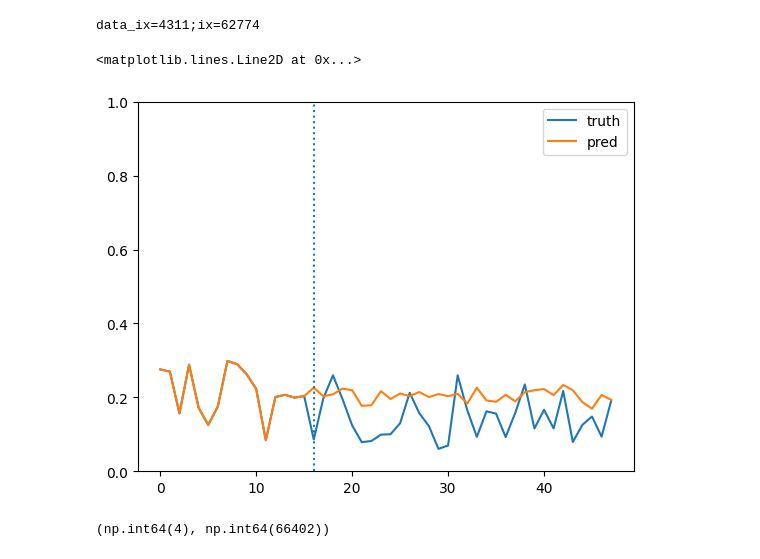
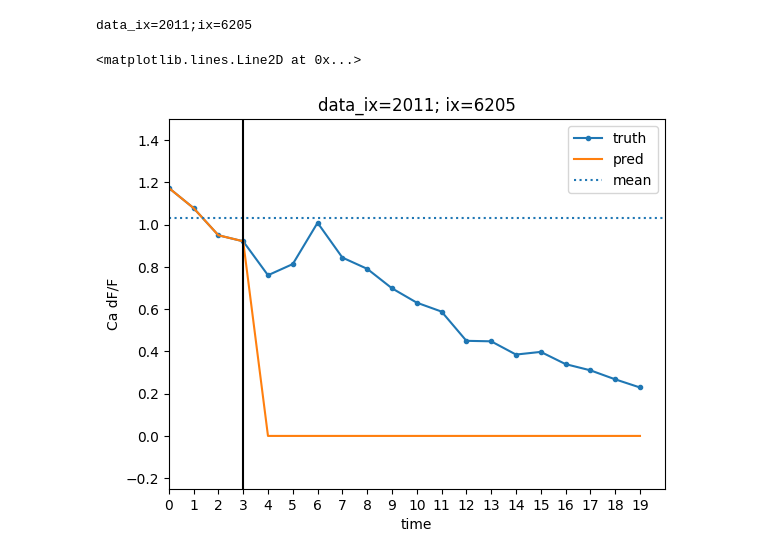
Before and after one commit to vijk777/zapbench, a Jupyter notebook: colabs/train_child775.ipynb, the cells around one changed output. Saved outputs shown, nothing was run; the diff lists cells and outputs as text; code cells hidden in the pictures.

```diff
--- a/colabs/train_child775.ipynb
+++ b/colabs/train_child775.ipynb
@@ -48,7 +52,7 @@ shuffle=False
 batch_size = 32
 
 NUM_NEURONS_INFERRED = source[0]['series_input'].shape[1]
-PREDICTION_WINDOW_LENGTH_INFERRED = constants.PREDICTION_WINDOW_LENGTH
+
 NUM_TIMESTEPS_CONTEXT_INFERRED = num_timesteps_context
 # Define the number of epochs to train for model.fit
 epochs_to_train_for_model_fit = 120
@@ -80,7 +84,7 @@ for condition_id in constants.CONDITIONS_TRAIN: # Use training conditions for va
           spec=data_utils.get_spec('240930_traces'),
           num_timesteps_context=num_timesteps_context),
       timesteps_input=num_timesteps_context,
-      timesteps_output=constants.PREDICTION_WINDOW_LENGTH,
+      timesteps_output=prediction_window_length,
   )
   val_sources.append(data_source.TensorStoreTimeSeries(config_val, prefetch=True))
 val_source = data_source.ConcatenatedTensorStoreTimeSeries(*val_sources)
@@ -112,7 +119,7 @@ Validation data loader created with 469 records and batch size 32.
 model = Model(
     num_timesteps_context=NUM_TIMESTEPS_CONTEXT_INFERRED,
     num_neurons=NUM_NEURONS_INFERRED,
-    prediction_window_length=PREDICTION_WINDOW_LENGTH_INFERRED
+    prediction_window_length=prediction_window_length
 )
 # Perform a dummy forward pass using the actual batch_size to build the model
 # and ensure all layer shapes are determined, including those within FeatureExtractor.
@@ -232,21 +302,32 @@ len(source)
+# %%
+x = np.array([source[i]['series_input'] for i in range(len(source))])
+y = np.array([source[i]['series_output'] for i in range(len(source))])
+# %%
+data_ix =  np.random.randint(len(source))
+
+ypred = model.predict_non_batched(x[data_ix])
+
+# ix = np.random.randint(0, 71721)
 # %%
-data_ix =  np.random.randint(len(source))
-x = source[data_ix]['series_input']
-y = source[data_ix]['series_output']
 
-ypred = model.predict_non_batched(x)
-ix = np.random.randint(x.shape[1])
+
+ix = int(np.random.choice(np.argsort(y[data_ix].mean(axis=0) - x[data_ix].mean(axis=0))[:50]))
+
+
 print(f"{data_ix=};{ix=}")
-plt.plot(np.concatenate([x[:, ix], y[:, ix]], axis=0), label="truth")
-plt.plot(np.concatenate([x[:, ix], ypred[:, ix]], axis=0), label="pred")
+plt.plot(np.concatenate([x[data_ix, :, ix], y[data_ix, :, ix]], axis=0), label="truth", marker=".")
+plt.plot(np.concatenate([x[data_ix, :, ix], ypred[:, ix]], axis=0), label="pred")
+plt.axhline(x[data_ix, :, ix].mean(), label="mean", ls="dotted")
+plt.plot()
+plt.xlim(0, 20)
 plt.legend()
-plt.ylim(0, 1.0)
-plt.axvline(16, ls="dotted")
+plt.xticks(np.arange(20))
+plt.ylim(-0.25, 1.5)
+plt.title(f"{data_ix=}; {ix=}")
+plt.xlabel("time")
+plt.ylabel("Ca dF/F")
+plt.axvline(num_timesteps_context - 1, color="k")
 # %% [output]
-data_ix=4311;ix=62774
+data_ix=2011;ix=6205
 <matplotlib.lines.Line2D at 0x...>
-[figure, old version]
+[figure, new version]
-# %%
-np.unravel_index(np.argmax(x), x.shape)
-# %% [output]
-(np.int64(4), np.int64(66402))
```
Also changed, not shown: parts of 22 cells of this notebook, 2 other files.
